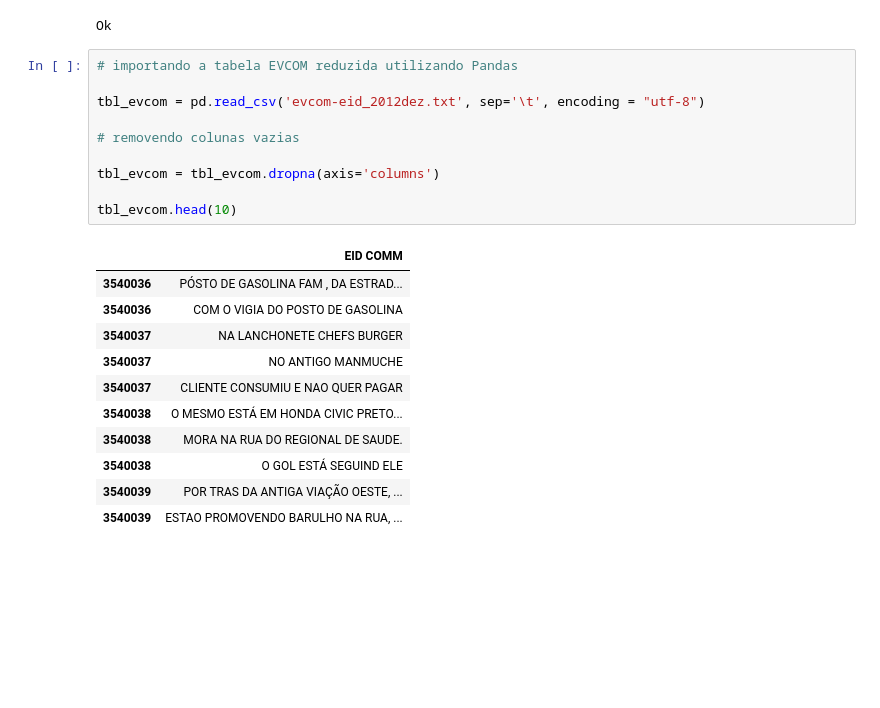
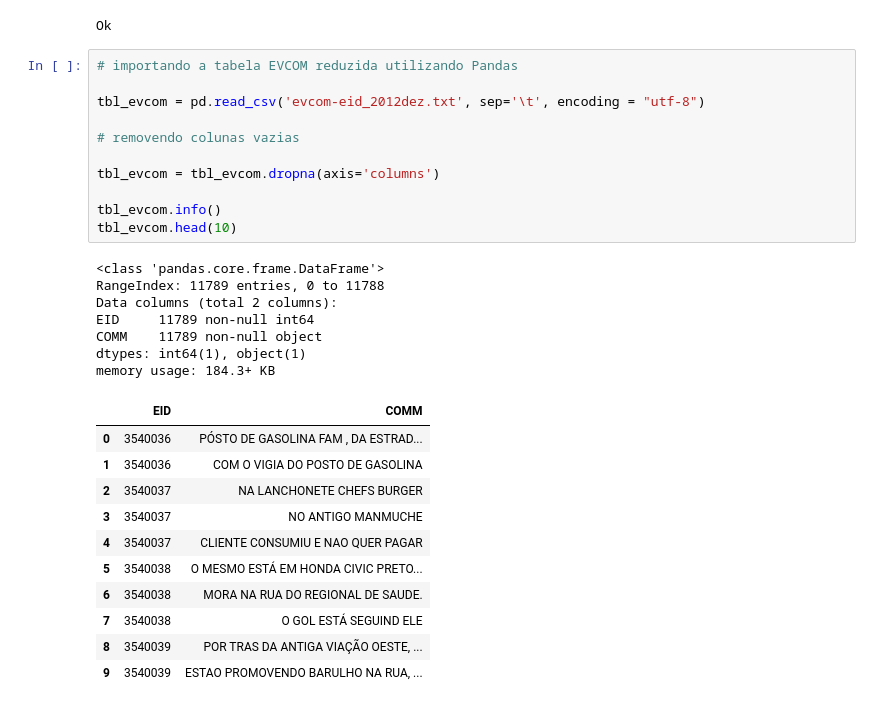
Before and after one commit to bionandojr/diversos, a Jupyter notebook: teste_spacy.ipynb, the cells around one changed output. Saved outputs shown, nothing was run; the diff lists cells and outputs as text; blank space fills up the shorter version.

```diff
--- a/teste_spacy.ipynb
+++ b/teste_spacy.ipynb
@@ -73,23 +73,31 @@ Ok
 # %%
 # importando a tabela EVCOM reduzida utilizando Pandas
 
 tbl_evcom = pd.read_csv('evcom-eid_2012dez.txt', sep='\t', encoding = "utf-8")
 
 # removendo colunas vazias
 
 tbl_evcom = tbl_evcom.dropna(axis='columns')
 
+tbl_evcom.info()
 tbl_evcom.head(10)
 # %% [output]
+<class 'pandas.core.frame.DataFrame'>
+RangeIndex: 11789 entries, 0 to 11788
+Data columns (total 2 columns):
+EID     11789 non-null int64
+COMM    11789 non-null object
+dtypes: int64(1), object(1)
+memory usage: 184.3+ KB
-|  | EID COMM |
-| 3540036 | PÓSTO DE GASOLINA FAM , DA ESTRAD... |
-| 3540036 | COM O VIGIA DO POSTO DE GASOLINA |
-| 3540037 | NA LANCHONETE CHEFS BURGER |
-| 3540037 | NO ANTIGO MANMUCHE |
-| 3540037 | CLIENTE CONSUMIU E NAO QUER PAGAR |
-| 3540038 | O MESMO ESTÁ EM HONDA CIVIC PRETO... |
-| 3540038 | MORA NA RUA DO REGIONAL DE SAUDE. |
-| 3540038 | O GOL ESTÁ SEGUIND ELE |
-| 3540039 | POR TRAS DA ANTIGA VIAÇÃO OESTE, ... |
-| 3540039 | ESTAO PROMOVENDO BARULHO NA RUA, ... |
+|  | EID | COMM |
+| 0 | 3540036 | PÓSTO DE GASOLINA FAM , DA ESTRAD... |
+| 1 | 3540036 | COM O VIGIA DO POSTO DE GASOLINA |
+| 2 | 3540037 | NA LANCHONETE CHEFS BURGER |
+| 3 | 3540037 | NO ANTIGO MANMUCHE |
+| 4 | 3540037 | CLIENTE CONSUMIU E NAO QUER PAGAR |
+| 5 | 3540038 | O MESMO ESTÁ EM HONDA CIVIC PRETO... |
+| 6 | 3540038 | MORA NA RUA DO REGIONAL DE SAUDE. |
+| 7 | 3540038 | O GOL ESTÁ SEGUIND ELE |
+| 8 | 3540039 | POR TRAS DA ANTIGA VIAÇÃO OESTE, ... |
+| 9 | 3540039 | ESTAO PROMOVENDO BARULHO NA RUA, ... |
 # %%
```
Also changed, not shown: parts of 3 cells of this notebook, 1 other file.
